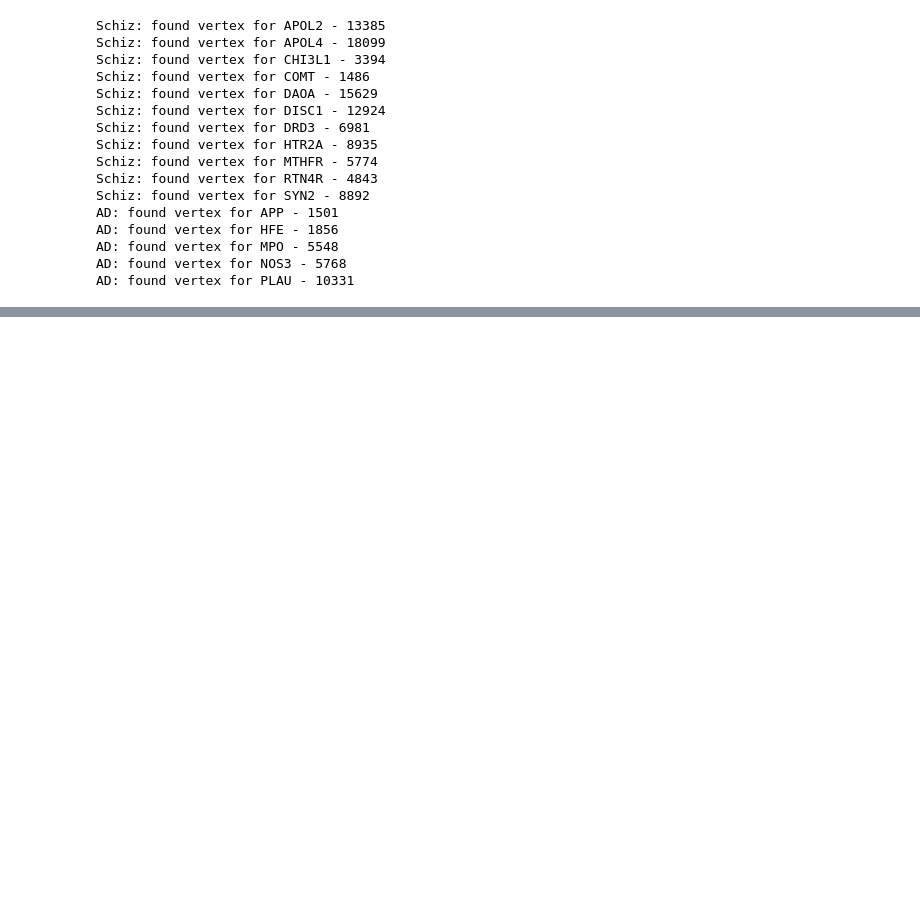
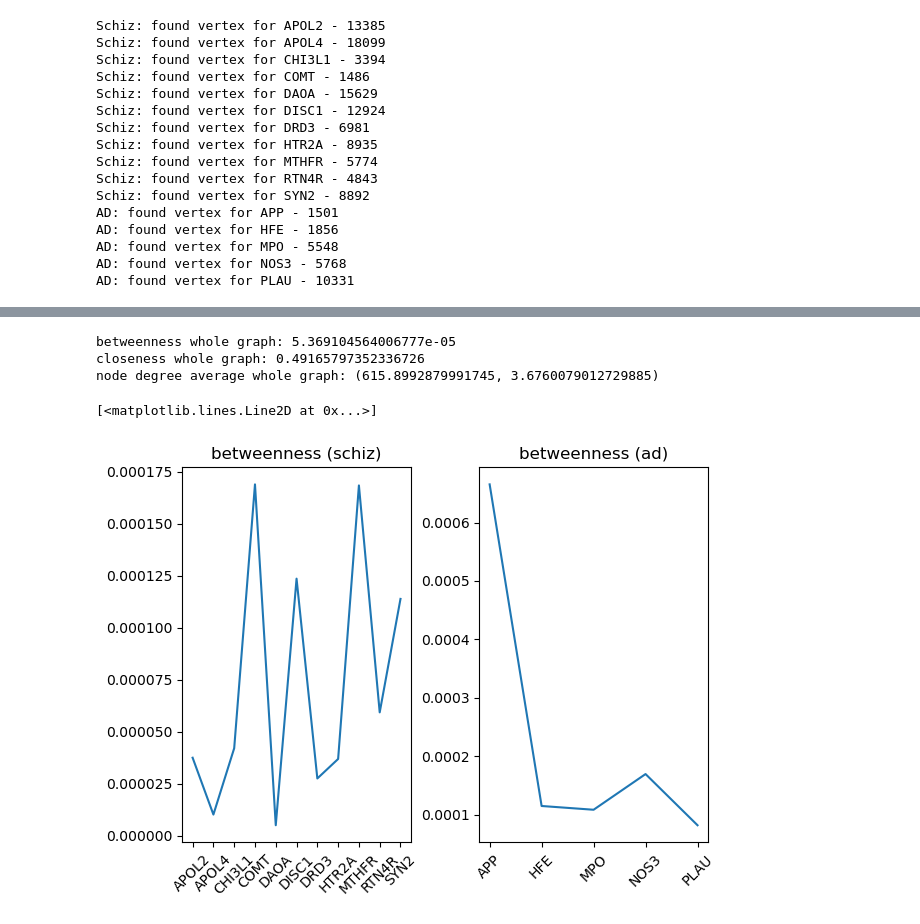
Before and after one commit to lucahost/ffhs-na, a Jupyter notebook: graph-tool-analysis.ipynb, the cells around one changed output, grey strips where cells are left out. Cells and saved outputs as stored; diff of their text form; code cells hidden in the pictures; blank space fills up the shorter version.

```diff
--- a/graph-tool-analysis.ipynb
+++ b/graph-tool-analysis.ipynb
@@ -123,13 +125,3 @@ AD: found vertex for HFE - 1856
 AD: found vertex for MPO - 5548
 AD: found vertex for NOS3 - 5768
 AD: found vertex for PLAU - 10331
-# %%
-# Print Stats from our Vertices
-combined = schiz_res | ad_res
-for key, value in combined.items():
-    print(f"betweenness of {key}: {vp_betweenness[value]}")
-    print(f"closeness of {key}: {vp_closness[value]}")
-    print(f"degree of {key}: {g.get_total_degrees([value])}")
-
-
-print(f"edge degree average whole graph: {graph_tool.stats.vertex_average(g, 'total')}")
@@ -153,0 +128,53 @@ edge degree average whole graph: (615.8992879991745, 3.6760079012729885)
+# %%
+# Print Stats from our Vertices
+import numpy as np
+
+schiz_betweenness = {}
+ad_betweenness = {}
+schiz_closeness = {}
+ad_closeness = {}
+schiz_local_cluster = {}
+ad_local_cluster = {}
+schiz_degree = {}
+ad_degree = {}
+
+for key, value in schiz_res.items():
+    schiz_betweenness[key] = vp_betweenness[value]
+    schiz_closeness[key] = vp_closness[value]
+    schiz_degree[key] = g.get_total_degrees([value])
+    schiz_local_cluster[key] = local_clustering[value]
+
+
+for key, value in ad_res.items():
+    ad_betweenness[key] = vp_betweenness[value]
+    ad_closeness[key] = vp_closness[value]
+    ad_degree[key] = g.get_total_degrees([value])
+    ad_local_cluster[key] = local_clustering[value]
+
+
+print(f"betweenness whole graph: {np.average(vp_betweenness.a)}")
+print(f"closeness whole graph: {np.average(vp_closness.a)}")
+print(f"node degree average whole graph: {graph_tool.stats.vertex_average(g, 'total')}")
+# %% [output]
+betweenness whole graph: 5.369104564006777e-05
+closeness whole graph: 0.49165797352336726
+node degree average whole graph: (615.8992879991745, 3.6760079012729885)
+# %%
+import matplotlib.pyplot as plt
+lists = schiz_betweenness.items()
+x, y = zip(*lists)
+plt.subplot(1, 2, 1)
+plt.xticks(rotation = 45)
+plt.title("betweenness (schiz)")
+plt.plot(x,y)
+plt.subplots_adjust(left=.89)
+plt.subplot(1, 2, 2)
+lists = ad_betweenness.items()
+x, y = zip(*lists)
+plt.xticks(rotation = 45)
+plt.title("betweenness (ad)")
+plt.tight_layout()
+plt.plot(x,y)
+# %% [output]
+[<matplotlib.lines.Line2D at 0x...>]
+[figure, added]
```
Also changed, not shown: parts of 6 cells of this notebook.
